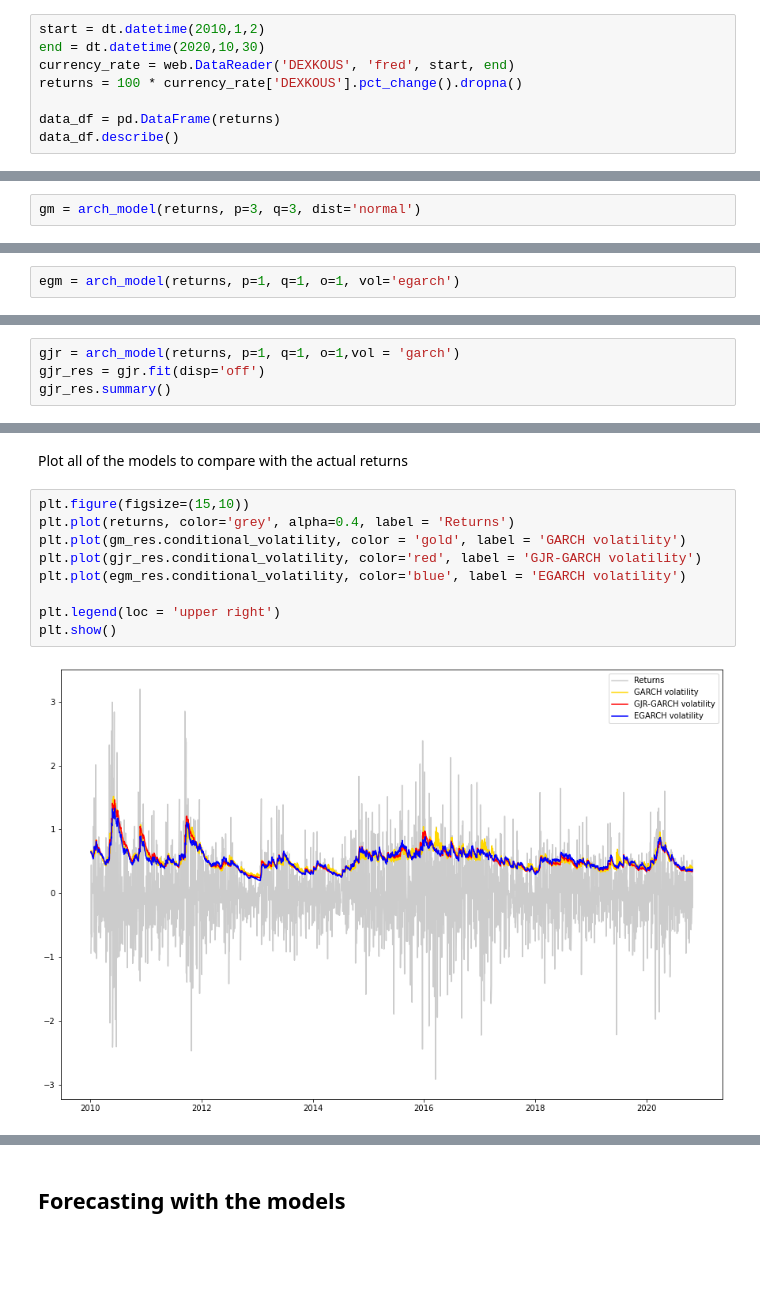
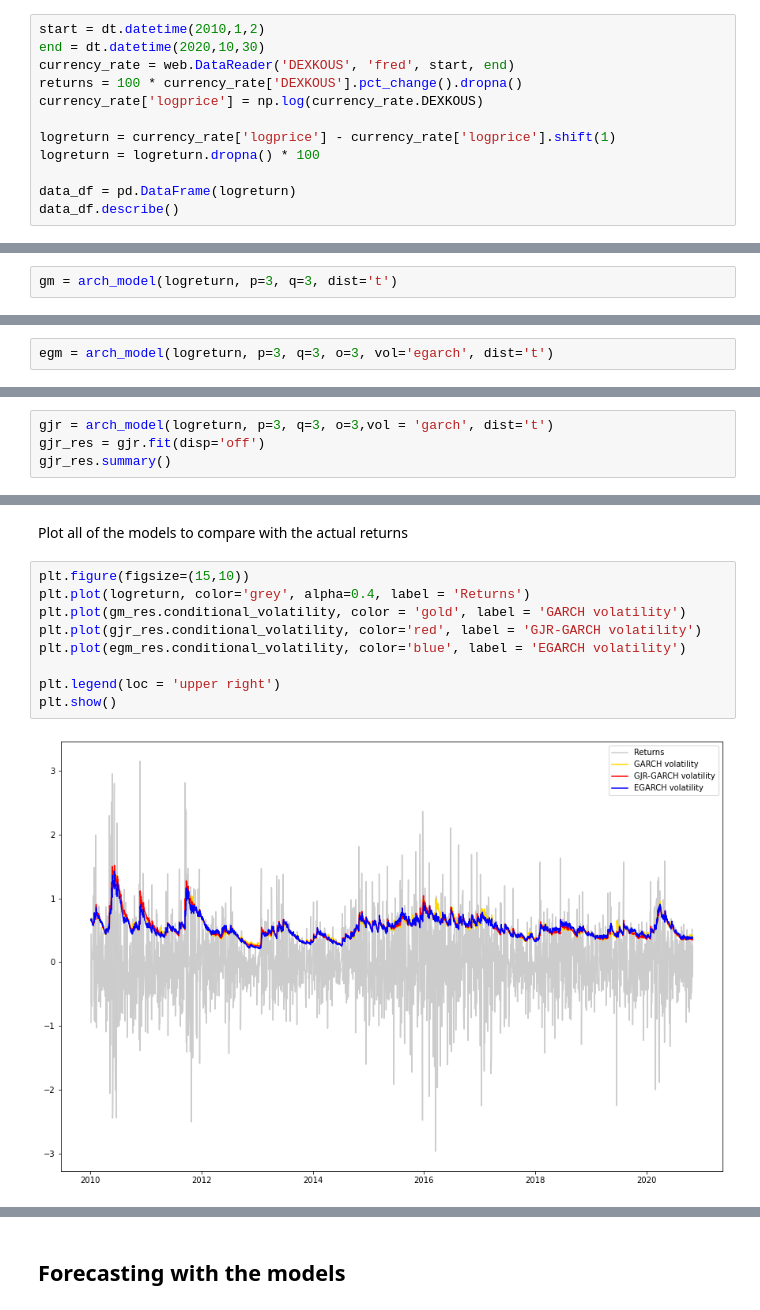
Before and after one commit to eddie8615/cs_project, a Jupyter notebook: GARCH Model.ipynb, the cells around one changed output, grey strips where cells are left out. Cells and saved outputs as stored; diff of their text form; blank space fills up the shorter version.

```diff
--- a/GARCH Model.ipynb
+++ b/GARCH Model.ipynb
@@ -20,7 +20,11 @@ start = dt.datetime(2010,1,2)
 end = dt.datetime(2020,10,30)
 currency_rate = web.DataReader('DEXKOUS', 'fred', start, end)
 returns = 100 * currency_rate['DEXKOUS'].pct_change().dropna()
+currency_rate['logprice'] = np.log(currency_rate.DEXKOUS)
 
-data_df = pd.DataFrame(returns)
+logreturn = currency_rate['logprice'] - currency_rate['logprice'].shift(1)
+logreturn = logreturn.dropna() * 100
+
+data_df = pd.DataFrame(logreturn)
 data_df.describe()
 # %% [output]
@@ -76,7 +65,7 @@ According to partial autocorrelation graph, pacf of lag 3 has relatively high co
 - **EGARCH**
 - **GJR-GARCH**
 # %%
-gm = arch_model(returns, p=3, q=3, dist='normal')
+gm = arch_model(logreturn, p=3, q=3, dist='t')
 # %%
 gm_res = gm.fit(disp='off')
 gm_res.summary()
@@ -121,7 +137,7 @@ Hence, the model has ARCH effect
 # %% [markdown]
 EGARCH Model fit
 # %%
-egm = arch_model(returns, p=1, q=1, o=1, vol='egarch')
+egm = arch_model(logreturn, p=3, q=3, o=3, vol='egarch', dist='t')
 # %%
 egm_res = egm.fit(disp='off')
 egm_res.summary()
@@ -162,7 +187,7 @@ Again, I confirmed that the ARCH effect exists
 # %% [markdown]
 GJR-GARCH fit
 # %%
-gjr = arch_model(returns, p=1, q=1, o=1,vol = 'garch')
+gjr = arch_model(logreturn, p=3, q=3, o=3,vol = 'garch', dist='t')
 gjr_res = gjr.fit(disp='off')
 gjr_res.summary()
 # %% [output]
@@ -204,12 +238,12 @@ To summarise so far, I testified two preconditions for modeling GARCH models. Th
 Plot all of the models to compare with the actual returns
 # %%
 plt.figure(figsize=(15,10))
-plt.plot(returns, color='grey', alpha=0.4, label = 'Returns')
+plt.plot(logreturn, color='grey', alpha=0.4, label = 'Returns')
 plt.plot(gm_res.conditional_volatility, color = 'gold', label = 'GARCH volatility')
 plt.plot(gjr_res.conditional_volatility, color='red', label = 'GJR-GARCH volatility')
 plt.plot(egm_res.conditional_volatility, color='blue', label = 'EGARCH volatility')
 
 plt.legend(loc = 'upper right')
 plt.show()
 # %% [output]
-[figure, old version]
+[figure, new version]
```
Also changed, not shown: parts of 20 cells of this notebook.
